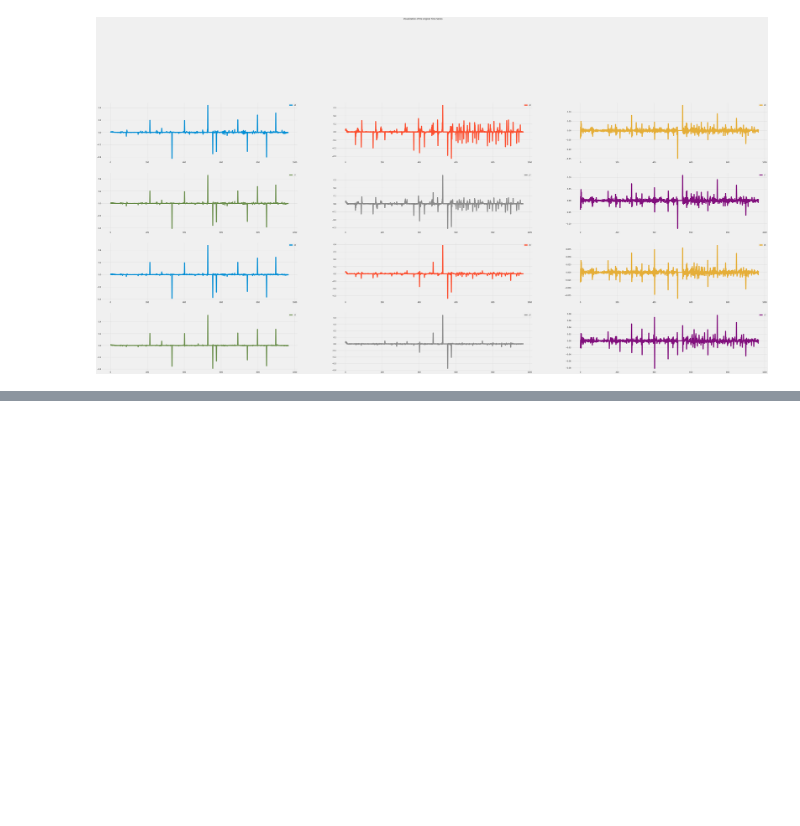
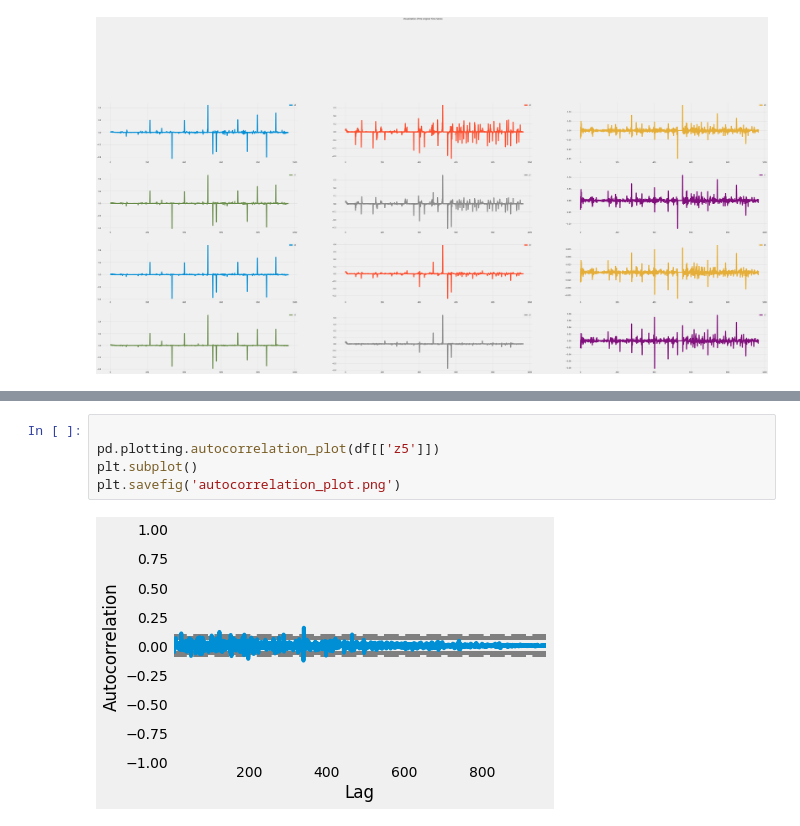
Before and after one commit to Qiaogun/INIAD-Screen-Share, a Jupyter notebook: anylize.ipynb, the cells around one changed output, grey strips where cells are left out. Saved outputs shown, nothing was run; the diff lists cells and outputs as text; blank space fills up the shorter version.

```diff
--- a/anylize.ipynb
+++ b/anylize.ipynb
@@ -77,0 +83,7 @@ train_features.shape, train_labels.shape, test_features.shape, test_labels.shape
+# %%
+
+pd.plotting.autocorrelation_plot(df[['z5']])
+plt.subplot()
+plt.savefig('autocorrelation_plot.png')
+# %% [output]
+[figure, added]
```
Also changed, not shown: parts of 5 cells of this notebook, 10 other files.
